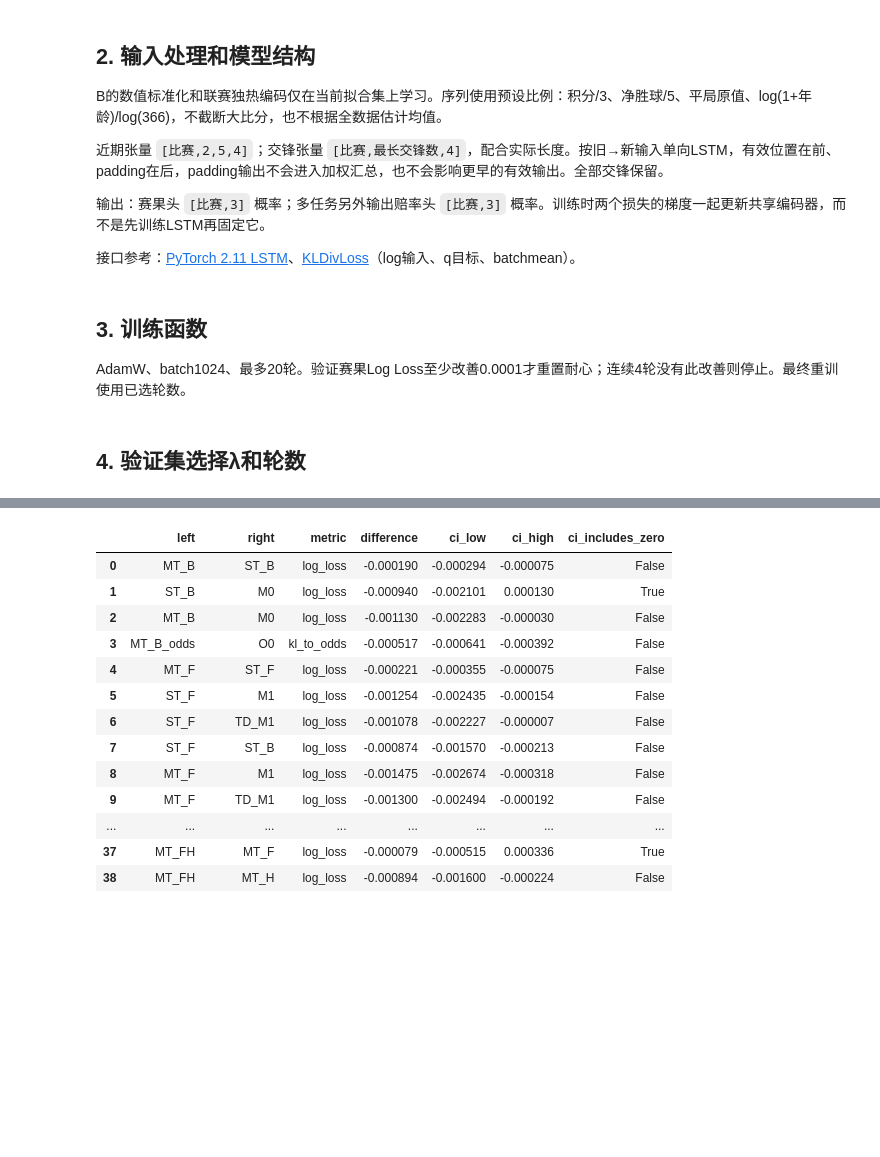
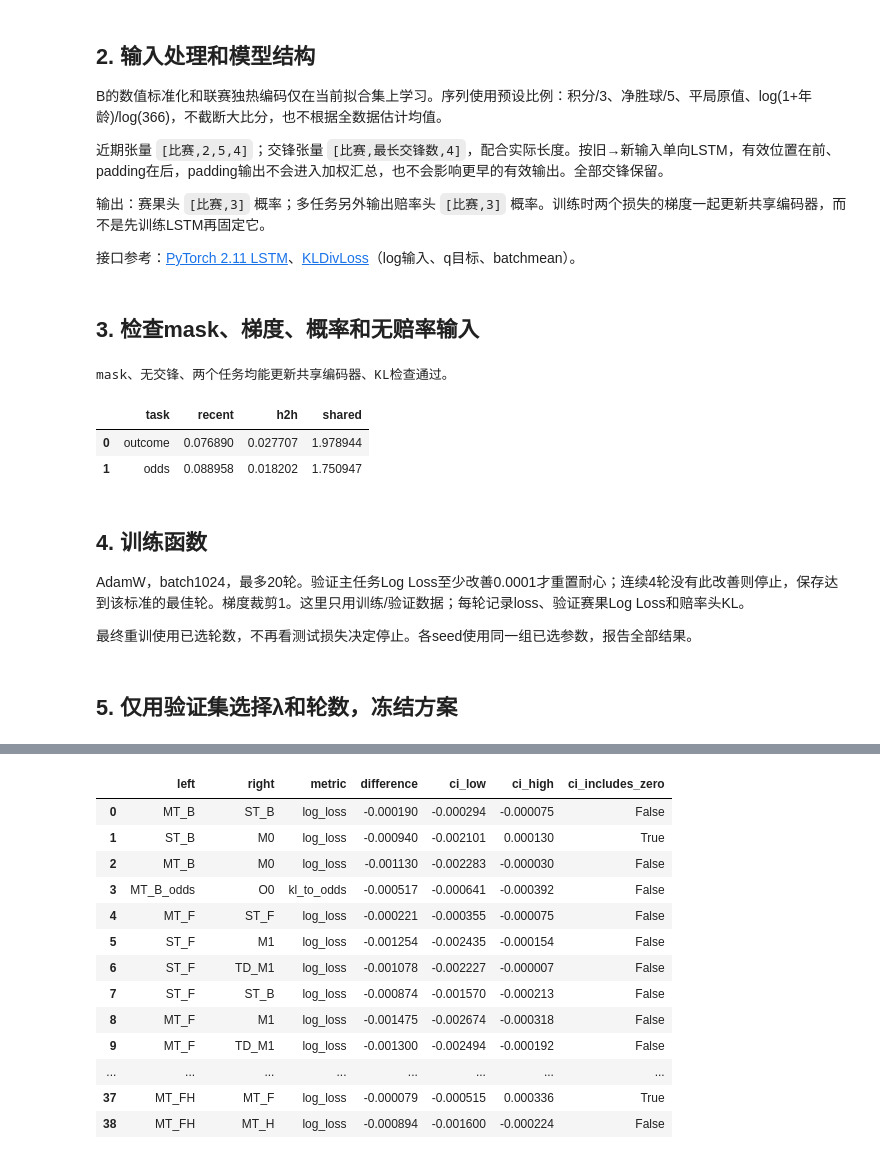
Before and after one commit to Trekey777/aml_coursework, a Jupyter notebook: notebooks/lstm_multitask.ipynb, the cells around one changed output, grey strips where cells are left out. Cells and saved outputs as stored; diff of their text form; code cells hidden in the pictures; blank space fills up the shorter version.

```diff
--- a/notebooks/lstm_multitask.ipynb
+++ b/notebooks/lstm_multitask.ipynb
@@ -112,6 +162,8 @@ def prepare_base(fit_ids):
     prep=ColumnTransformer([('numeric',StandardScaler(),B),('division',OneHotEncoder(handle_unknown='ignore',sparse_output=False),['Division'])],remainder='drop')
     fitting=features.iloc[fit_ids]
     prep.fit(fitting)
+    np.testing.assert_allclose(prep.named_transformers_['numeric'].mean_,fitting[B].mean())
+    assert set(prep.named_transformers_['division'].categories_[0])==set(fitting.Division)
     return prep,torch.tensor(prep.transform(features),device=DEVICE,dtype=torch.float32)
 
 class HistoryEncoder(nn.Module):
@@ -162,6 +214,50 @@ def predict(model,base,ids):
         a,b=forward_ids(model,base,batch)
         ys.append(a.softmax(dim=1).cpu().numpy());qs.append(b.softmax(dim=1).cpu().numpy())
     return np.concatenate(ys).astype(float),np.concatenate(qs).astype(float)
+# %% [markdown]
+## 3. 检查mask、梯度、概率和无赔率输入
+# %%
+seed_all(SEEDS[0])
+validation_preprocessor,validation_base=prepare_base(indices['train'])
+probe=SharedHistoryModel(validation_base.shape[1],'FH').to(DEVICE)
+probe.eval()
+probe_ids=np.concatenate([indices['train'][lengths[indices['train']]>0][:16],indices['train'][lengths[indices['train']]==0][:16]])
+ids=torch.as_tensor(probe_ids,device=DEVICE)
+args=[validation_base[ids],DATA['recent'][ids],DATA['recent_age'][ids],DATA['h2h'][ids],DATA['h2h_age'][ids],DATA['lengths'][ids]]
+with torch.no_grad():
+    a,b=probe(*args)
+    changed=[v.clone() for v in args]
+    padded=torch.arange(changed[3].shape[1],device=DEVICE)[None,:]>=changed[-1][:,None]
+    changed[3][padded]=123.
+    changed[4][padded]=999.
+    a2,b2=probe(*changed)
+    torch.testing.assert_close(a,a2);torch.testing.assert_close(b,b2)
+    empty=probe.h2h_encoder(args[3],args[4],torch.zeros_like(args[-1]))
+    torch.testing.assert_close(empty,torch.zeros_like(empty))
+    assert torch.isfinite(a).all() and torch.isfinite(b).all()
+# 分别反传两个损失，都应能更新两个历史编码器和共享中间层。
+gradient_checks=[]
+probe.train()  # cuDNN RNN的反向传播必须在training模式执行。
+for target in ['outcome','odds']:
+    probe.zero_grad(set_to_none=True)
+    a,b=probe(*args)
+    loss=TF.cross_entropy(a,DATA['y'][ids]) if target=='outcome' else TF.kl_div(TF.log_softmax(b,dim=1),DATA['q'][ids],reduction='batchmean')
+    loss.backward()
+    values={name:float(sum(p.grad.abs().sum().item() for p in module.parameters() if p.grad is not None)) for name,module in [('recent',probe.recent_encoder),('h2h',probe.h2h_encoder),('shared',probe.shared)]}
+    assert all(v>0 and np.isfinite(v) for v in values.values())
+    gradient_checks.append({'task':target,**values})
+# 手算KL核对；q和y仅供损失使用，forward参数里无q或y。
+p=torch.tensor([[.5,.3,.2]],device=DEVICE)
+q=torch.tensor([[.6,.25,.15]],device=DEVICE)
+torch.testing.assert_close(TF.kl_div(p.log(),q,reduction='batchmean'),(q*(q.log()-p.log())).sum())
+print('mask、无交锋、两个任务均能更新共享编码器、KL检查通过。')
+display(pd.DataFrame(gradient_checks))
+del probe
+# %% [output]
+mask、无交锋、两个任务均能更新共享编码器、KL检查通过。
+|  | task | recent | h2h | shared |
+| 0 | outcome | 0.076890 | 0.027707 | 1.978944 |
+| 1 | odds | 0.088958 | 0.018202 | 1.750947 |
 # %%
 def normalize_probabilities(p):
     p = np.asarray(p, dtype=float)
@@ -184,7 +280,9 @@ def match_losses(frame, probabilities):
         'odds_probability_mae': np.abs(target_q-p).mean(axis=1),
     }
 # %% [markdown]
-## 3. 训练函数
+## 4. 训练函数
 
-AdamW、batch1024、最多20轮。验证赛果Log Loss至少改善0.0001才重置耐心；连续4轮没有此改善则停止。最终重训使用已选轮数。
+AdamW，batch1024，最多20轮。验证主任务Log Loss至少改善0.0001才重置耐心；连续4轮没有此改善则停止，保存达到该标准的最佳轮。梯度裁剪1。这里只用训练/验证数据；每轮记录loss、验证赛果Log Loss和赔率头KL。
+
+最终重训使用已选轮数，不再看测试损失决定停止。各seed使用同一组已选参数，报告全部结果。
 # %%
@@ -226,5 +332,5 @@ def train_model(group,aux_weight,seed,fit_ids,base,run_id,validation_ids=None,ep
 # %% [markdown]
-## 4. 验证集选择λ和轮数
+## 5. 仅用验证集选择λ和轮数，冻结方案
 # %%
 validation_results=[]
 for group in GROUPS:
```
Also changed, not shown: parts of 8 cells of this notebook, 2 other files.
